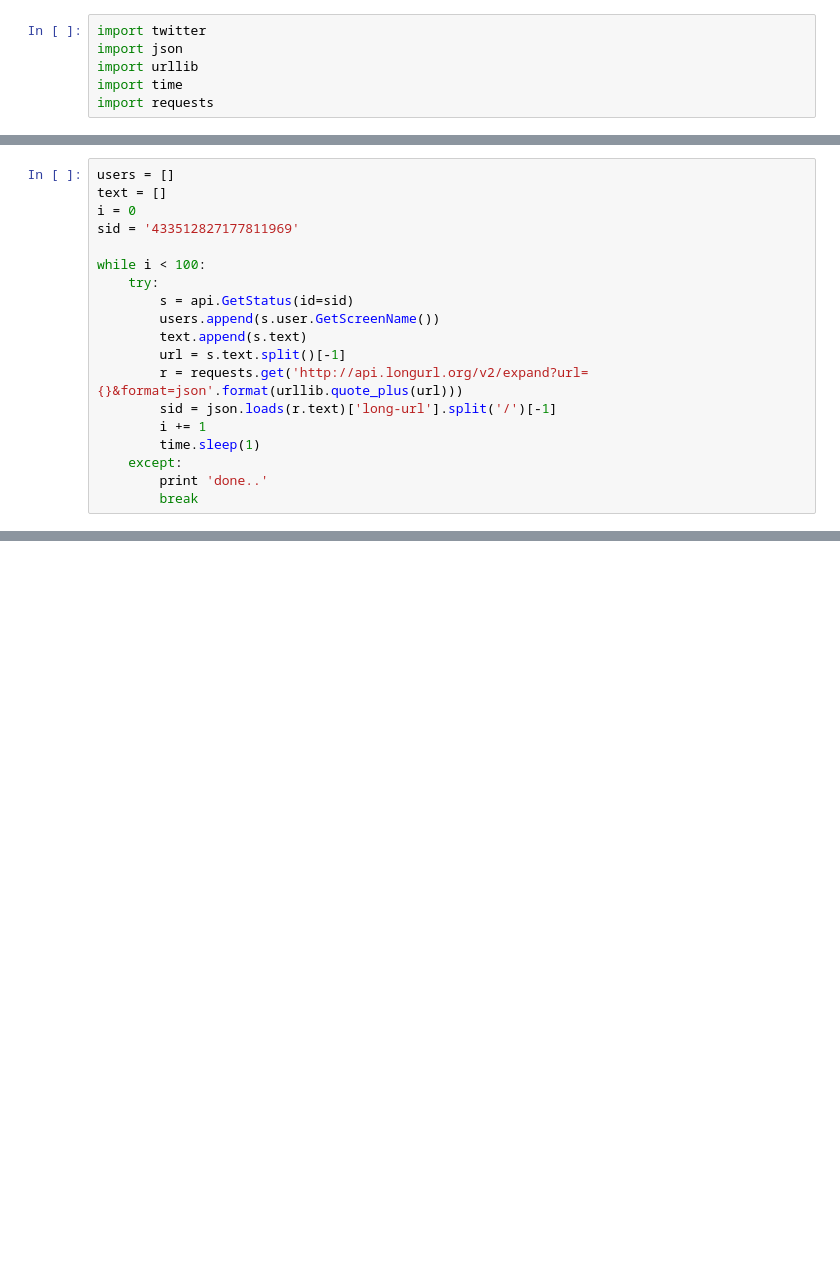
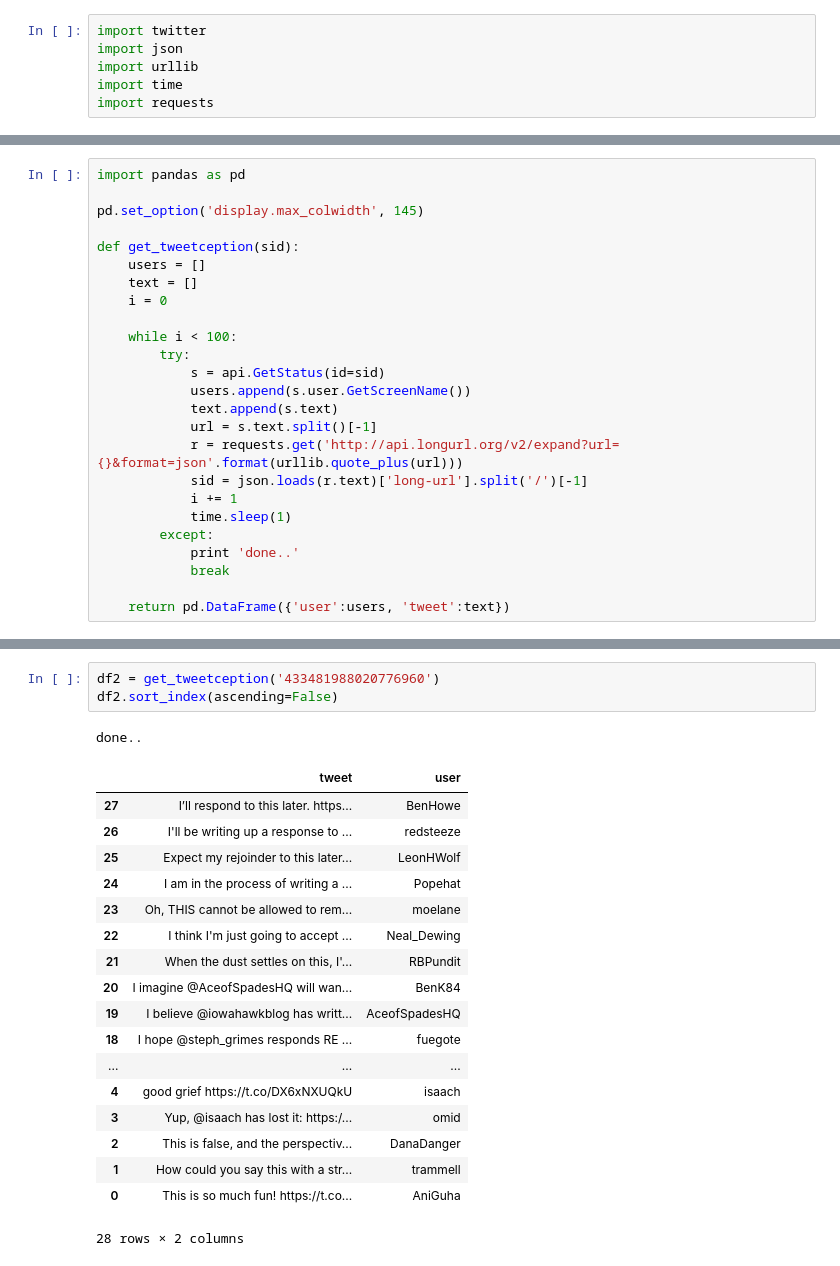
Before and after one commit to herrfz/sandbox, a Jupyter notebook: tweetception.ipynb, the cells around one changed output, grey strips where cells are left out. Saved outputs shown, nothing was run; the diff lists cells and outputs as text; blank space fills up the shorter version.

```diff
--- a/tweetception.ipynb
+++ b/tweetception.ipynb
@@ -12,19 +12,25 @@ api = twitter.Api(consumer_key='cGyZsMjL158po65vyTi7Q',
 # %%
-users = []
-text = []
-i = 0
-sid = '433512827177811969'
+import pandas as pd
 
-while i < 100:
-    try:
-        s = api.GetStatus(id=sid)
-        users.append(s.user.GetScreenName())
-        text.append(s.text)
-        url = s.text.split()[-1]
-        r = requests.get('http://api.longurl.org/v2/expand?url={}&format=json'.format(urllib.quote_plus(url)))
-        sid = json.loads(r.text)['long-url'].split('/')[-1]
-        i += 1
-        time.sleep(1)
-    except:
-        print 'done..'
-        break
+pd.set_option('display.max_colwidth', 145)
+
+def get_tweetception(sid):
+    users = []
+    text = []
+    i = 0
+
+    while i < 100:
+        try:
+            s = api.GetStatus(id=sid)
+            users.append(s.user.GetScreenName())
+            text.append(s.text)
+            url = s.text.split()[-1]
+            r = requests.get('http://api.longurl.org/v2/expand?url={}&format=json'.format(urllib.quote_plus(url)))
+            sid = json.loads(r.text)['long-url'].split('/')[-1]
+            i += 1
+            time.sleep(1)
+        except:
+            print 'done..'
+            break
+
+    return pd.DataFrame({'user':users, 'tweet':text})
@@ -62,0 +60,23 @@ json.loads(r.text)
+# %%
+df2 = get_tweetception('433481988020776960')
+df2.sort_index(ascending=False)
+# %% [output]
+done..
+|  | tweet | user |
+| 27 | I’ll respond to this later. https... | BenHowe |
+| 26 | I'll be writing up a response to ... | redsteeze |
+| 25 | Expect my rejoinder to this later... | LeonHWolf |
+| 24 | I am in the process of writing a ... | Popehat |
+| 23 | Oh, THIS cannot be allowed to rem... | moelane |
+| 22 | I think I'm just going to accept ... | Neal_Dewing |
+| 21 | When the dust settles on this, I'... | RBPundit |
+| 20 | I imagine @AceofSpadesHQ will wan... | BenK84 |
+| 19 | I believe @iowahawkblog has writt... | AceofSpadesHQ |
+| 18 | I hope @steph_grimes responds RE ... | fuegote |
+| ... | ... | ... |
+| 4 | good grief https://t.co/DX6xNXUQkU | isaach |
+| 3 | Yup, @isaach has lost it: https:/... | omid |
+| 2 | This is false, and the perspectiv... | DanaDanger |
+| 1 | How could you say this with a str... | trammell |
+| 0 | This is so much fun! https://t.co... | AniGuha |
+28 rows × 2 columns
```
Also changed, not shown: parts of 6 cells of this notebook.
